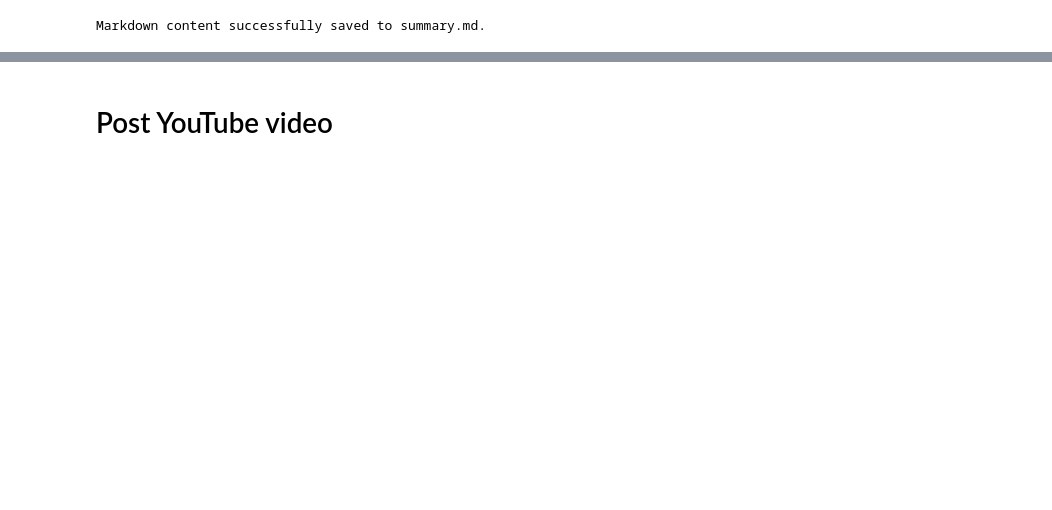
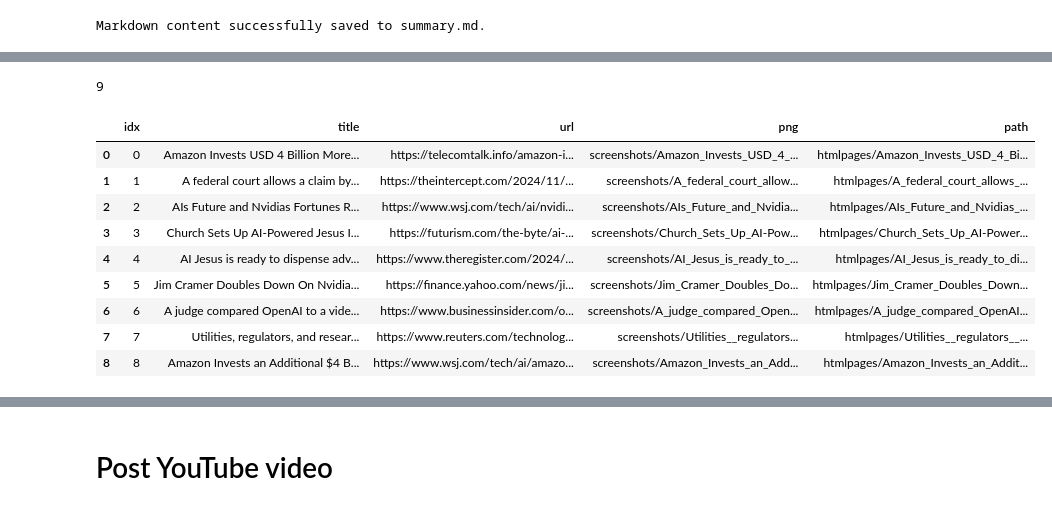
Before and after one commit to druce/AInewsbot, a Jupyter notebook: AInewsbot_langgraph.ipynb, the cells around one changed output, grey strips where cells are left out. Cells and saved outputs as stored; diff of their text form; code cells hidden in the pictures; blank space fills up the shorter version.

```diff
--- a/AInewsbot_langgraph.ipynb
+++ b/AInewsbot_langgraph.ipynb
@@ -2066,5 +2212,0 @@ def get_url2(url, driver=None):
-# %%
-results = []
-for i, url in enumerate(urls):
-    title, pngfile, htmlfile = get_url2(url, driver)
-    results.append([i, title, url, pngfile, htmlfile])
@@ -2266,0 +2237,19 @@ resize_and_crop("tmp/coke2.png", "tmp2/coke.png", size=(1000, 1000))
+# %%
+# get all the urls from the text
+markdown_link_pattern = r'\[.*?\]\((https?://[^\)]+)\)'  # Matches Markdown-style links [text](url)
+bare_url_pattern = r'(https?://[^\s]+)'  # Matches bare URLs
+
+# Find matches
+markdown_links = re.findall(markdown_link_pattern, summary_content)
+bare_urls = re.findall(bare_url_pattern, summary_content)
+
+# has some trailing commas and parens sometimes
+all_urls = markdown_links + bare_urls
+all_urls_clean = [re.sub(r"[,)\s]+$", "", u) for u in all_urls]
+
+sorted(all_urls_clean)
+# # Combine and remove duplicates
+urls = set(all_urls_clean)
+
+print(len(urls))
+sorted(list(urls))
@@ -2266,0 +2267,33 @@ resize_and_crop("tmp/coke2.png", "tmp2/coke.png", size=(1000, 1000))
+# %%
+AIdf = pd.DataFrame(state["AIdf"])
+len(AIdf.loc[AIdf['url'].isin(urls)])
+# %% [output]
+9
+# %%
+# make a dataframe with idx, title, url, png, path
+results = []
+for i, u in enumerate(urls):
+    try:
+        tempdf = AIdf.loc[AIdf['url'].str.startswith(u)]
+        title = tempdf.iloc[0]['title']
+        path = tempdf.iloc[0]['path']
+        root = path.removeprefix("htmlpages/")
+        root = root.removesuffix(".html")
+        png = f"screenshots/{root}.png"
+        results.append((i, title, u, png, path))
+    except Exception as exc:
+        pass
+#         print(f"---\n---\n{u}")
+xdf = pd.DataFrame(results, columns=['idx', 'title', 'url', 'png', 'path'])
+xdf
+# %% [output]
+|  | idx | title | url | png | path |
+| 0 | 0 | Amazon Invests USD 4 Billion More... | https://telecomtalk.info/amazon-i... | screenshots/Amazon_Invests_USD_4_... | htmlpages/Amazon_Invests_USD_4_Bi... |
+| 1 | 1 | A federal court allows a claim by... | https://theintercept.com/2024/11/... | screenshots/A_federal_court_allow... | htmlpages/A_federal_court_allows_... |
+| 2 | 2 | AIs Future and Nvidias Fortunes R... | https://www.wsj.com/tech/ai/nvidi... | screenshots/AIs_Future_and_Nvidia... | htmlpages/AIs_Future_and_Nvidias_... |
+| 3 | 3 | Church Sets Up AI-Powered Jesus I... | https://futurism.com/the-byte/ai-... | screenshots/Church_Sets_Up_AI-Pow... | htmlpages/Church_Sets_Up_AI-Power... |
+| 4 | 4 | AI Jesus is ready to dispense adv... | https://www.theregister.com/2024/... | screenshots/AI_Jesus_is_ready_to_... | htmlpages/AI_Jesus_is_ready_to_di... |
+| 5 | 5 | Jim Cramer Doubles Down On Nvidia... | https://finance.yahoo.com/news/ji... | screenshots/Jim_Cramer_Doubles_Do... | htmlpages/Jim_Cramer_Doubles_Down... |
+| 6 | 6 | A judge compared OpenAI to a vide... | https://www.businessinsider.com/o... | screenshots/A_judge_compared_Open... | htmlpages/A_judge_compared_OpenAI... |
+| 7 | 7 | Utilities, regulators, and resear... | https://www.reuters.com/technolog... | screenshots/Utilities__regulators... | htmlpages/Utilities__regulators__... |
+| 8 | 8 | Amazon Invests an Additional $4 B... | https://www.wsj.com/tech/ai/amazo... | screenshots/Amazon_Invests_an_Add... | htmlpages/Amazon_Invests_an_Addit... |
```
Also changed, not shown: parts of 80 cells of this notebook, 4 other files.
